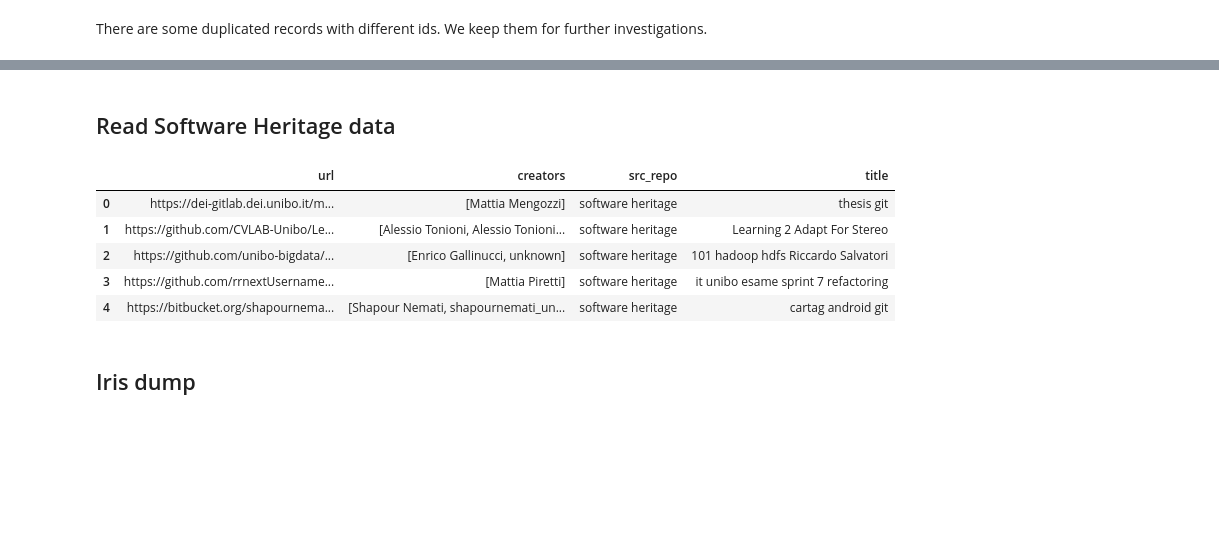
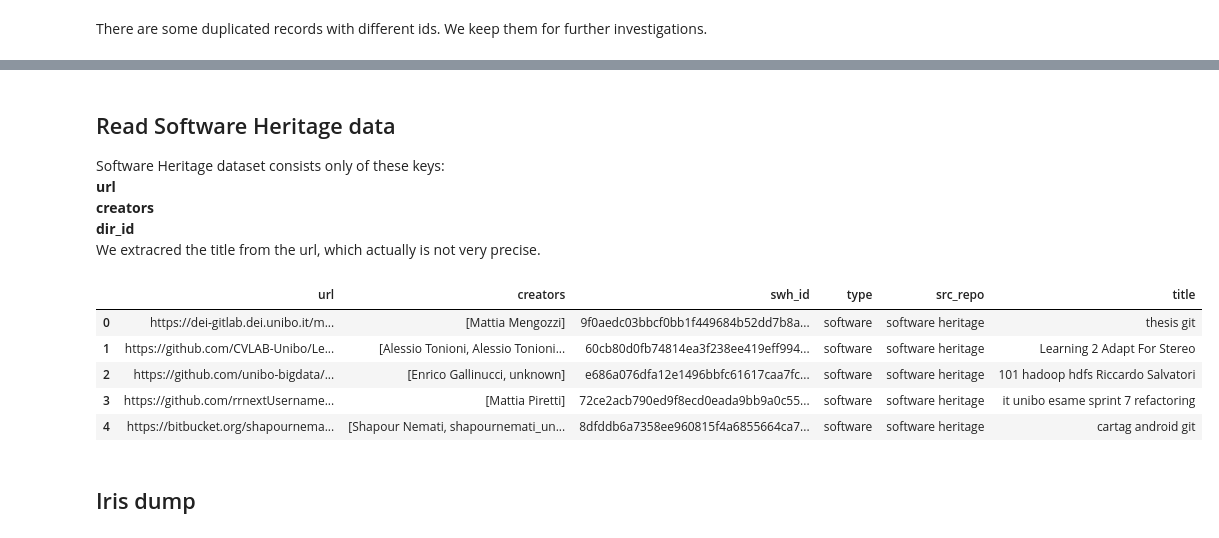
Before and after one commit to open-sci/2024-2025, a Jupyter notebook: crisis/code/mashup/mashup.ipynb, the cells around one changed output, grey strips where cells are left out. Saved outputs shown, nothing was run; the diff lists cells and outputs as text; code cells hidden in the pictures; blank space fills up the shorter version.

```diff
--- a/crisis/code/mashup/mashup.ipynb
+++ b/crisis/code/mashup/mashup.ipynb
@@ -224,6 +257,11 @@ ams_ds_filt.head()
 | 4 | Le raffigurazioni musicali nella ... | 10.6092/unibo/amsacta/2958 | [Angela, Bellia] | NaN | conference_item | 1970-01-01 | https://amsacta.unibo.it/id/eprin... | NaN | 2958 | Nell’ambito degli studi archeolog... | ... |
 # %% [markdown]
 ## Read Software Heritage data
+Software Heritage dataset consists only of these keys:\
+**url**\
+**creators**\
+**dir_id**\
+We extracred the title from the url, which actually is not very precise.
 # %%
 swh_ds = pd.read_json(path_or_buf='../datasets/unibo_repositories_swh.json')
 # %%
@@ -245,3 +283,28 @@ def author_getter(creators_raw):
     return pd.Series({"creators": creators or np.nan})
 # %%
 swh_ds[["creators"]] = swh_ds["authors"].apply(author_getter) # Apply the function
+swh_ds = swh_ds[['url', 'creators', 'dir_id']]
+swh_ds['type'] = 'software'
+swh_ds['src_repo'] = 'software heritage'
+# Get the title from the url tail
+swh_ds['title'] = swh_ds['url'].str.extract(r'.*/(.*?)$')
+PATTERN = (
+      r'(?<=[a-z0-9])(?=[A-Z])'    # lower-or-digit → Upper
+    r'|(?<=[A-Za-z])(?=\d)'        # letter         → digit
+    r'|[-_.]'                      # hyphen, underscore **or dot**
+)
+
+swh_ds['title'] = (
+    swh_ds['title']
+      .replace(PATTERN, ' ', regex=True)   # insert / swap for space
+      .replace(r'\s+', ' ', regex=True)    # collapse doubles
+)
+swh_ds.rename(columns={'dir_id':'swh_id'}, inplace=True)
+swh_ds.head()
+# %% [output]
+|  | url | creators | swh_id | type | src_repo | title |
+| 0 | https://dei-gitlab.dei.unibo.it/m... | [Mattia Mengozzi] | 9f0aedc03bbcf0bb1f449684b52dd7b8a... | software | software heritage | thesis git |
+| 1 | https://github.com/CVLAB-Unibo/Le... | [Alessio Tonioni, Alessio Tonioni... | 60cb80d0fb74814ea3f238ee419eff994... | software | software heritage | Learning 2 Adapt For Stereo |
+| 2 | https://github.com/unibo-bigdata/... | [Enrico Gallinucci, unknown] | e686a076dfa12e1496bbfc61617caa7fc... | software | software heritage | 101 hadoop hdfs Riccardo Salvatori |
+| 3 | https://github.com/rrnextUsername... | [Mattia Piretti] | 72ce2acb790ed9f8ecd0eada9bb9a0c55... | software | software heritage | it unibo esame sprint 7 refactoring |
+| 4 | https://bitbucket.org/shapournema... | [Shapour Nemati, shapournemati_un... | 8dfddb6a7358ee960815f4a6855664ca7... | software | software heritage | cartag android git |
@@ -251,25 +311,3 @@ swh_ds['src_repo'] = 'software heritage'
-# %%
-# Get the title from the url tail
-swh_ds['title'] = swh_ds['url'].str.extract(r'.*/(.*?)$')
-PATTERN = (
-      r'(?<=[a-z0-9])(?=[A-Z])'    # lower-or-digit → Upper
-    r'|(?<=[A-Za-z])(?=\d)'        # letter         → digit
-    r'|[-_.]'                      # hyphen, underscore **or dot**
-)
-
-swh_ds['title'] = (
-    swh_ds['title']
-      .replace(PATTERN, ' ', regex=True)   # insert / swap for space
-      .replace(r'\s+', ' ', regex=True)    # collapse doubles
-)
-swh_ds.head()
-# %% [output]
-|  | url | creators | src_repo | title |
-| 0 | https://dei-gitlab.dei.unibo.it/m... | [Mattia Mengozzi] | software heritage | thesis git |
-| 1 | https://github.com/CVLAB-Unibo/Le... | [Alessio Tonioni, Alessio Tonioni... | software heritage | Learning 2 Adapt For Stereo |
-| 2 | https://github.com/unibo-bigdata/... | [Enrico Gallinucci, unknown] | software heritage | 101 hadoop hdfs Riccardo Salvatori |
-| 3 | https://github.com/rrnextUsername... | [Mattia Piretti] | software heritage | it unibo esame sprint 7 refactoring |
-| 4 | https://bitbucket.org/shapournema... | [Shapour Nemati, shapournemati_un... | software heritage | cartag android git |
 # %% [markdown]
 ## Iris dump
 # %% [markdown]
```
Also changed, not shown: parts of 38 cells of this notebook.
